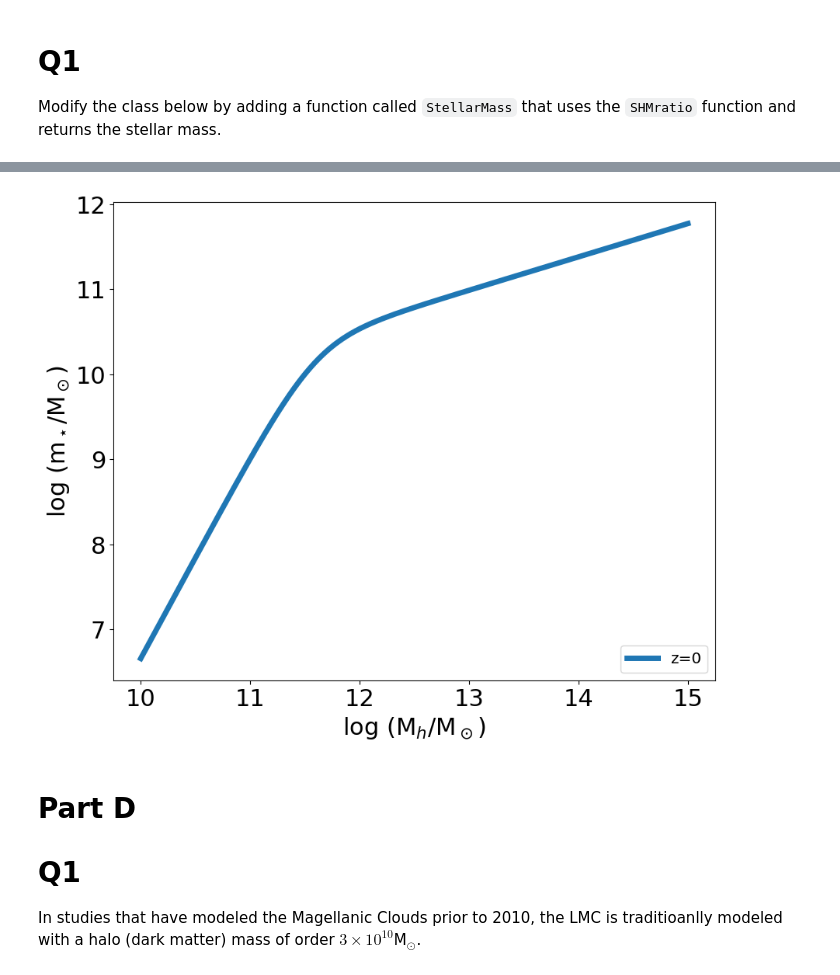
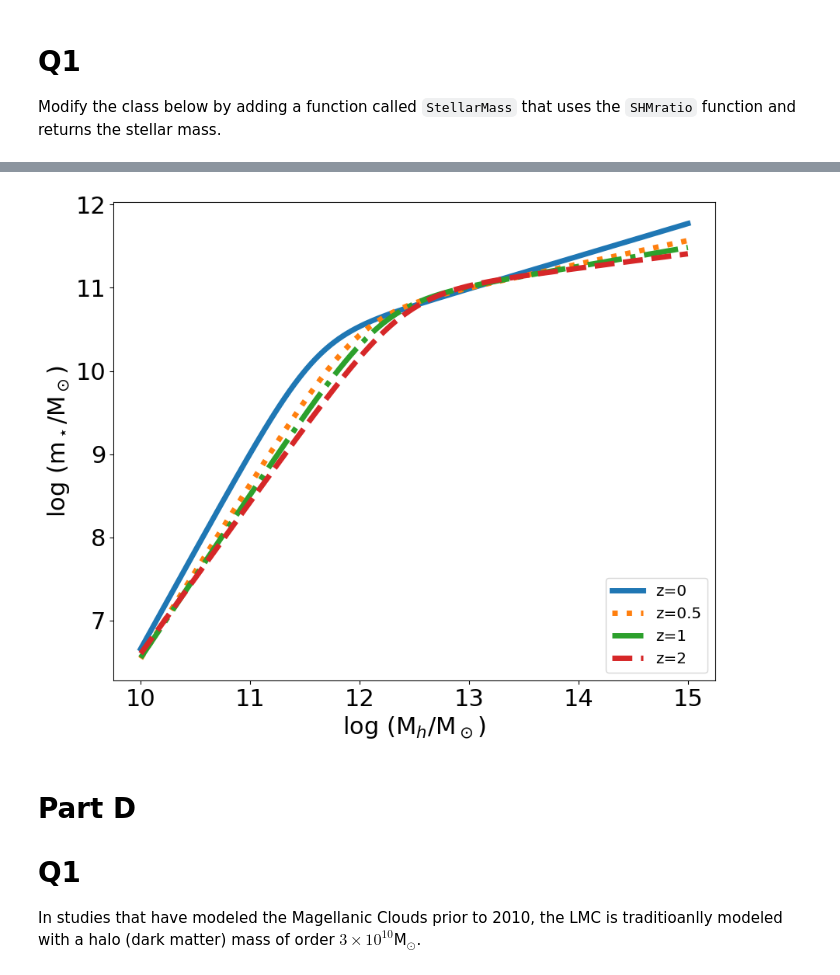
Before and after one commit to B3nn1E/ASTR400B, a Jupyter notebook: Labs/Lab5/Lab5.ipynb, the cells around one changed output, grey strips where cells are left out. Drawn from its saved outputs; the diff is of its cells as text; code cells hidden in the pictures.

```diff
--- a/Labs/Lab5/Lab5.ipynb
+++ b/Labs/Lab5/Lab5.ipynb
@@ -208,37 +208,50 @@ Plot this for z=0, 0.5, 1, 2
 mh = np.logspace(10,15,1000) # Logarithmically spaced array
 # %%
 # Define Instances of the Class for each redshift
-MosterZ0 = AbundanceMatching(mh,0)
+MosterZ0 = AbundanceMatching(mh,0) # z = 0
+MosterZ0_5 = AbundanceMatching(mh,0.5) # z = 0.5
+MosterZ1 = AbundanceMatching(mh,1) # z = 1
+MosterZ2 = AbundanceMatching(mh,2) # z = 2
 # %%
 
 fig,ax = plt.subplots(figsize=(10,8))
 
 
 #adjust tick label font size
 label_size = 22
 matplotlib.rcParams['xtick.labelsize'] = label_size
 matplotlib.rcParams['ytick.labelsize'] = label_size
 
 # Plot z = 0
 plt.plot(np.log10(mh), np.log10(MosterZ0.StellarMass()),
          linewidth = 5, label='z=0')
 
 # Continue plotting for the other redshifts here
 
+# Plot z = 0.5
+plt.plot(np.log10(mh), np.log10(MosterZ0_5.StellarMass()),
+         linewidth = 5, linestyle = 'dotted', label='z=0.5')
 
+# Plot z = 1
+plt.plot(np.log10(mh), np.log10(MosterZ1.StellarMass()),
+         linewidth = 5, linestyle = 'dashdot', label='z=1')
+
+# Plot z = 2
+plt.plot(np.log10(mh), np.log10(MosterZ2.StellarMass()),
+         linewidth = 5, linestyle = 'dashed', label='z=2')
 
 
 # Axes labels
 plt.xlabel('log (M$_h$/M$_\odot$)',fontsize=22)
 plt.ylabel('log (m$_\star$/M$_\odot$)', fontsize=22)
 
 # Legend
 plt.legend(loc='lower right',fontsize='x-large')
 
 # save the file
 plt.savefig('AbundanceMatching_Lab5.png')
 # %% [output]
-[figure, old version]
+[figure, new version]
 # %% [markdown]
 # Part D
 
```
Also changed, not shown: parts of 10 cells of this notebook, 1 other file.
